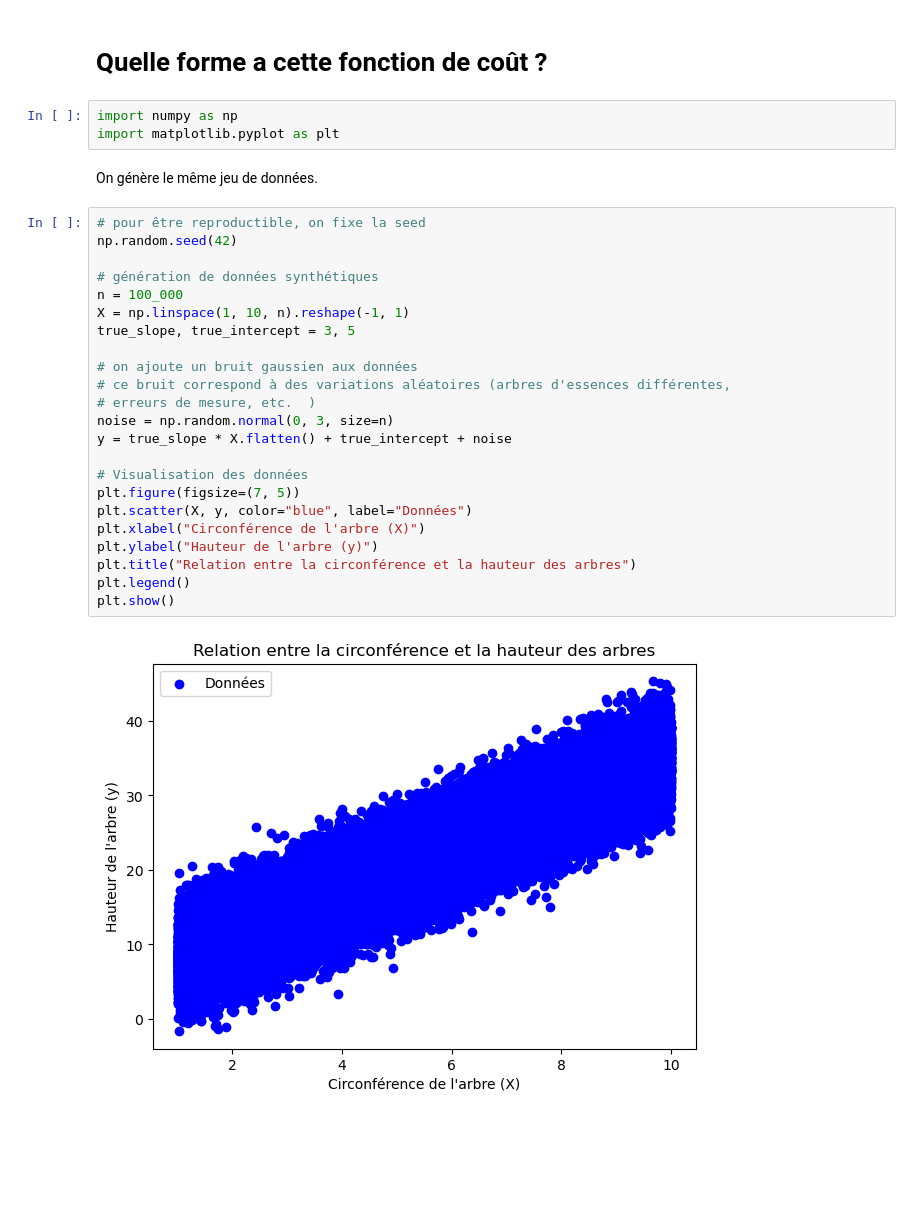
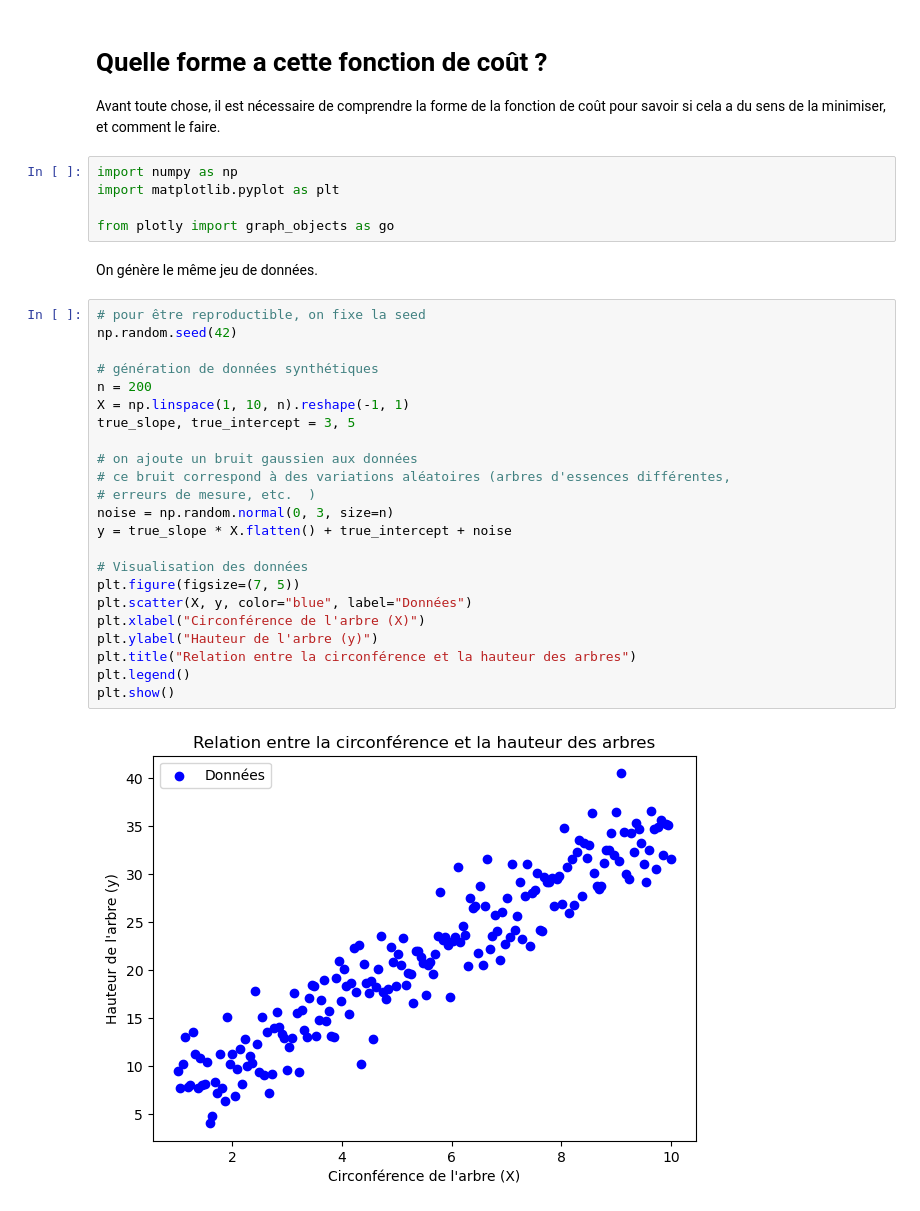
Before and after one commit to basile-desjuzeur/Intro-to-ML, a Jupyter notebook: 2.analytical_and_algebraic_resolution.ipynb, the cells around one changed output. Saved outputs shown, nothing was run; the diff lists cells and outputs as text; blank space fills up the shorter version.

```diff
--- a/2.analytical_and_algebraic_resolution.ipynb
+++ b/2.analytical_and_algebraic_resolution.ipynb
@@ -28,34 +28,38 @@ Notre objectif est donc de trouver les paramètres a et b qui minimisent la MSE.
 $$\min_{a, b} \text{MSE}(a, b)$$
 # %% [markdown]
 # Quelle forme a cette fonction de coût ?
+
+Avant toute chose, il est nécessaire de comprendre la forme de la fonction de coût pour savoir si cela a du sens de la minimiser, et comment le faire.
 # %%
 import numpy as np
 import matplotlib.pyplot as plt
+
+from plotly import graph_objects as go
 # %% [markdown]
 On génère le même jeu de données.
 # %%
 # pour être reproductible, on fixe la seed
 np.random.seed(42)
 
 # génération de données synthétiques
-n = 100_000
+n = 200
 X = np.linspace(1, 10, n).reshape(-1, 1)
 true_slope, true_intercept = 3, 5
 
 # on ajoute un bruit gaussien aux données
 # ce bruit correspond à des variations aléatoires (arbres d'essences différentes,
 # erreurs de mesure, etc.  )
 noise = np.random.normal(0, 3, size=n)
 y = true_slope * X.flatten() + true_intercept + noise
 
 # Visualisation des données
 plt.figure(figsize=(7, 5))
 plt.scatter(X, y, color="blue", label="Données")
 plt.xlabel("Circonférence de l'arbre (X)")
 plt.ylabel("Hauteur de l'arbre (y)")
 plt.title("Relation entre la circonférence et la hauteur des arbres")
 plt.legend()
 plt.show()
 # %% [output]
-[figure, old version]
+[figure, new version]
 # %% [markdown]
```
Also changed, not shown: parts of 23 cells of this notebook.
